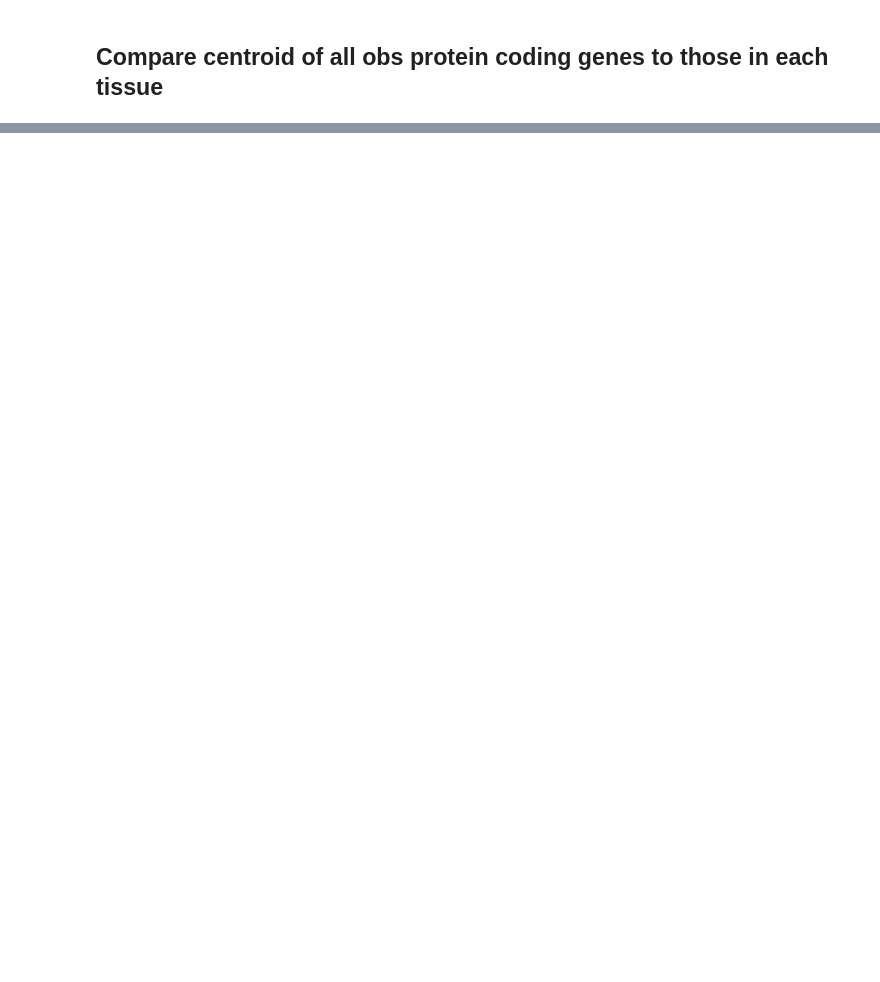
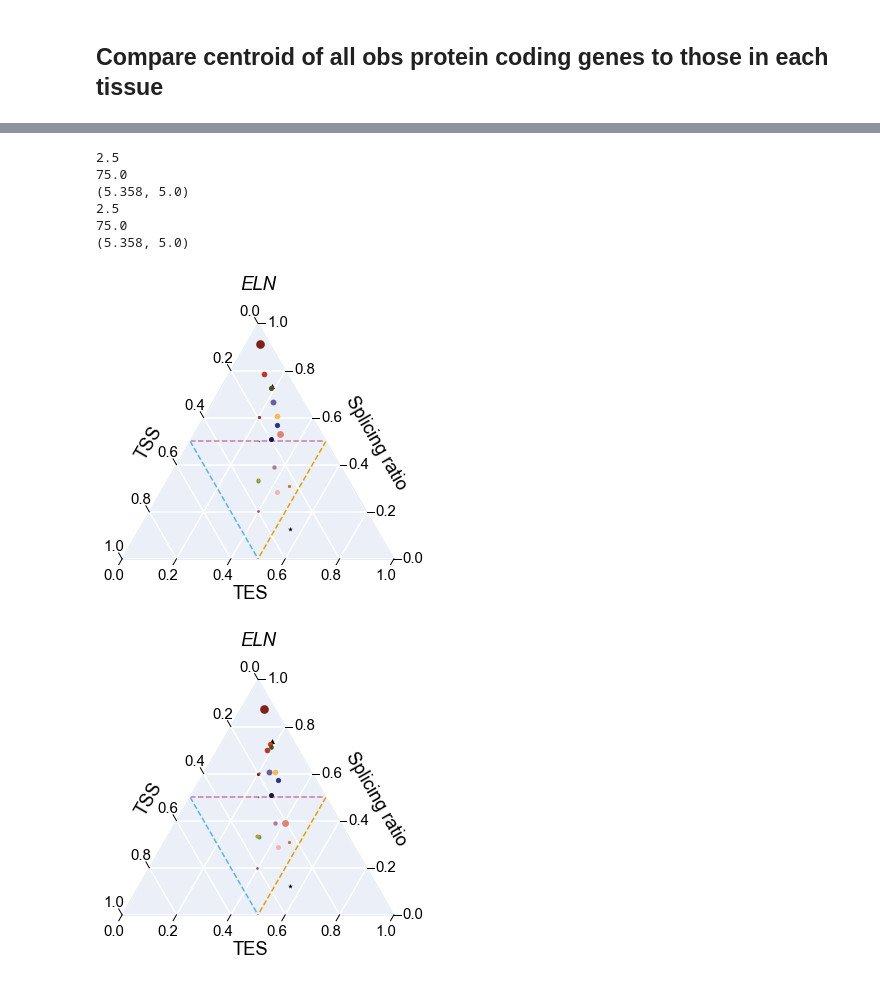
Before and after one commit to fairliereese/rnawg, a Jupyter notebook: lr_bulk/cerberus/triplets/dist_triplets.ipynb, the cells around one changed output, grey strips where cells are left out. Saved outputs shown, nothing was run; the diff lists cells and outputs as text; code cells hidden in the pictures; blank space fills up the shorter version.

```diff
--- a/lr_bulk/cerberus/triplets/dist_triplets.ipynb
+++ b/lr_bulk/cerberus/triplets/dist_triplets.ipynb
@@ -66,0 +208,2 @@ def compute_centroid(ca, gene=None, subset=None):
+# %%
+ca = cerberus.read(h5_annot)
@@ -66,0 +328,41 @@ def compute_centroid(ca, gene=None, subset=None):
+# %%
+# plot major and all isoforms for a given gene
+def plot_all_major_isos(ca, gene):
+
+    c_dict, order = get_biosample_colors()
+    c_dict[np.nan] = 'k'
+    mmap = {'v40': '*', 'v29': 'x', 'obs_det': '^', 'cerberus': '2'}
+
+    # all
+    subset = {'source': ['v40', 'obs_det', 'sample_det']}
+    df = ca.plot_simplex(top='splicing_ratio',
+                gene=gene,
+                hue='sample',
+                cmap=c_dict,
+                size='gene_tpm',
+                log_size=True,
+                sectors=True,
+                marker_style='source',
+                mmap=mmap,
+                legend=False,
+                jitter=True,
+                subset={'source': ['v40', 'obs_det', 'sample_det']},
+                size_scale=0.5,
+                fname='figures/simplex_{}.pdf'.format(gene.lower()))
+
+    # major
+    subset = {'source': ['v40', 'obs_det', 'sample_det']}
+    df = ca.plot_simplex(top='splicing_ratio',
+                gene=gene,
+                hue='sample',
+                cmap=c_dict,
+                size='gene_tpm',
+                log_size=True,
+                sectors=True,
+                marker_style='source',
+                mmap=mmap,
+                legend=False,
+                jitter=True,
+                subset={'source': ['v40', 'obs_det', 'sample_major']},
+                size_scale=0.5,
+                fname='figures/simplex_{}_major.pdf'.format(gene.lower()))
@@ -66,0 +371,11 @@ def compute_centroid(ca, gene=None, subset=None):
+# %%
+plot_all_major_isos(ca, 'ELN')
+# %% [output]
+2.5
+75.0
+(5.358, 5.0)
+2.5
+75.0
+(5.358, 5.0)
+[figure, added]
+[figure, added]
```
Also changed, not shown: parts of 37 cells of this notebook, 1 other file.
